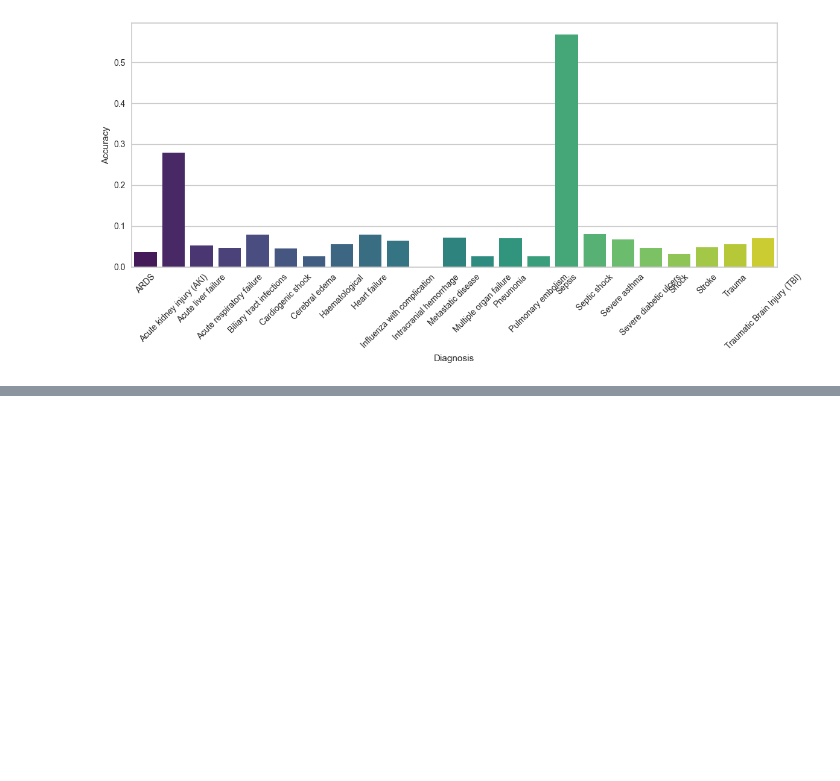
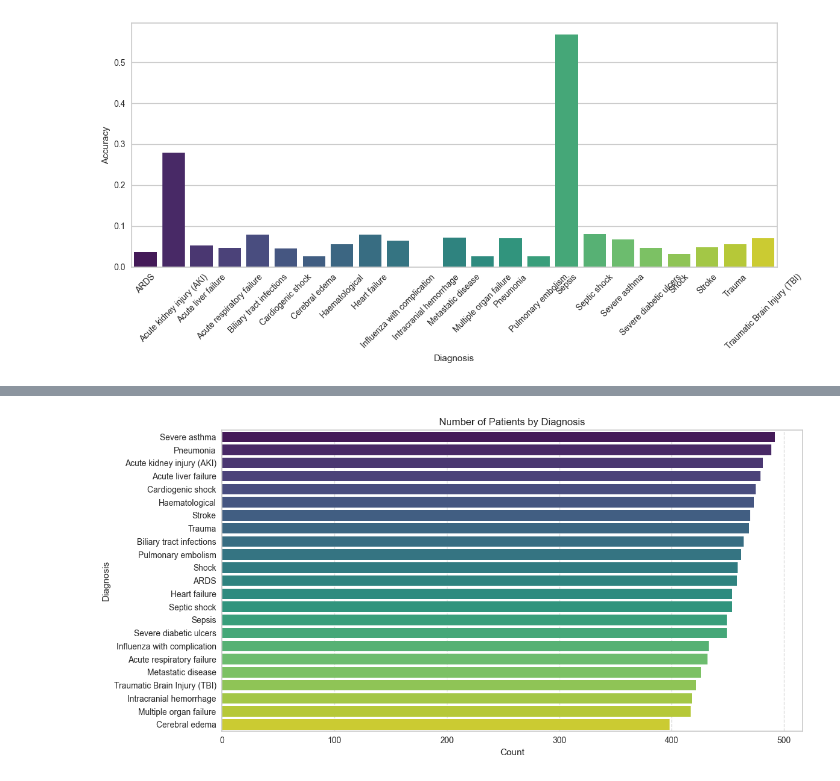
Before and after one commit to stevenlavelle1/ICU_Analysis, a Jupyter notebook: diagnosis.ipynb, the cells around one changed output, grey strips where cells are left out. Drawn from its saved outputs; the diff is of its cells as text; code cells hidden in the pictures; blank space fills up the shorter version.

```diff
--- a/diagnosis.ipynb
+++ b/diagnosis.ipynb
@@ -267,2 +263,13 @@ interactive(children=(ToggleButtons(description='Plot Type:', icons=('',), optio
 Transformation Pipeline and Model Successfully Saved
 [figure]
+# %%
+plt.figure(figsize=(12, 6))
+sb.countplot(data=df, y='Diagnosis', order=df['Diagnosis'].value_counts().index, palette='viridis')
+plt.title('Number of Patients by Diagnosis')
+plt.xlabel('Count')
+plt.ylabel('Diagnosis')
+plt.grid(True, axis='x', linestyle='--', alpha=0.6)
+plt.tight_layout()
+plt.show()
+# %% [output]
+[figure, added]
```
Also changed, not shown: parts of 2 cells of this notebook, 2 other files.
